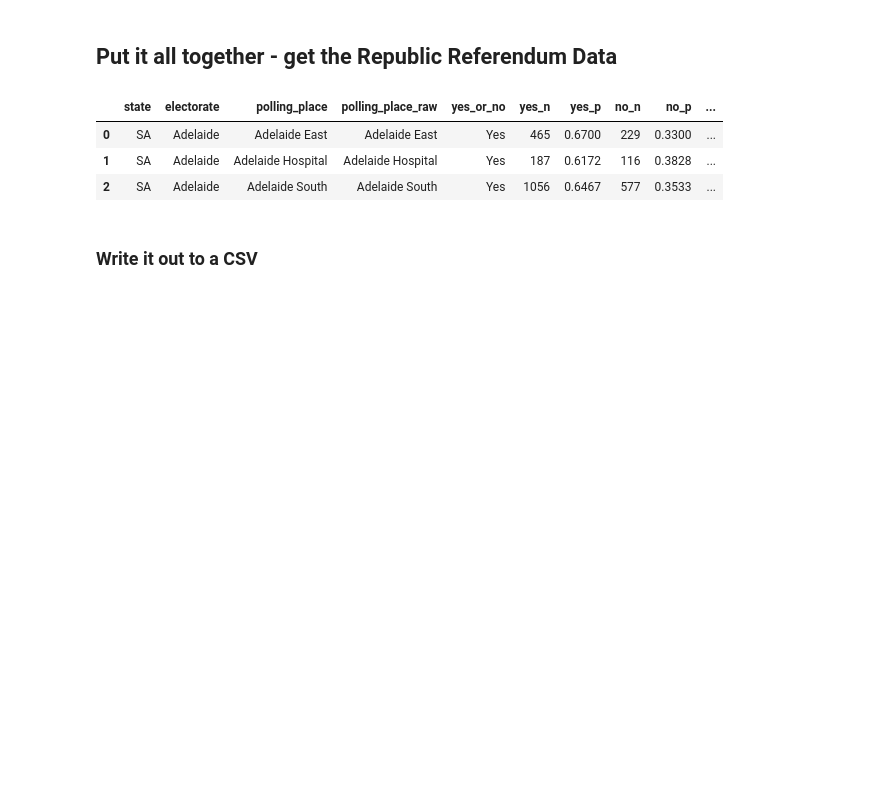
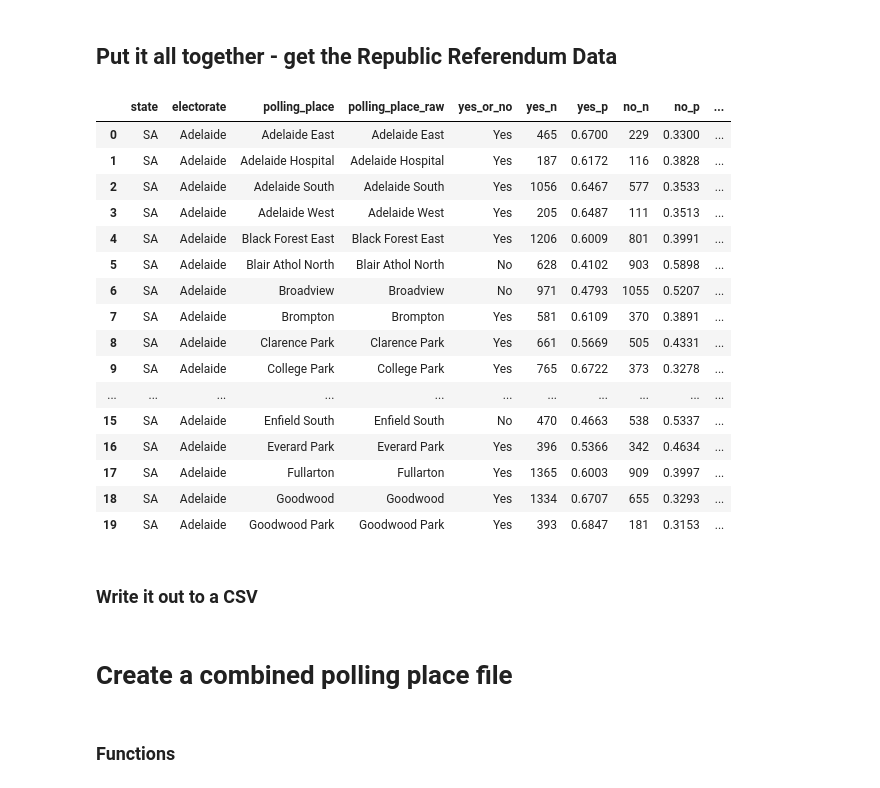
Before and after one commit to jaketclarke/australian_referenda, a Jupyter notebook: referenda_data_cleanup.ipynb, the cells around one changed output. Cells and saved outputs as stored; diff of their text form; code cells hidden in the pictures; blank space fills up the shorter version.

```diff
--- a/referenda_data_cleanup.ipynb
+++ b/referenda_data_cleanup.ipynb
@@ -366,12 +389,25 @@ for f in files:
     else:
         df_republic = df_republic.append(data)
 # %%
-df_republic.head(3)
+df_republic.head(20)
 # %% [output]
 |  | state | electorate | polling_place | polling_place_raw | yes_or_no | yes_n | yes_p | no_n | no_p | ... |
 | 0 | SA | Adelaide | Adelaide East | Adelaide East | Yes | 465 | 0.6700 | 229 | 0.3300 | ... |
 | 1 | SA | Adelaide | Adelaide Hospital | Adelaide Hospital | Yes | 187 | 0.6172 | 116 | 0.3828 | ... |
 | 2 | SA | Adelaide | Adelaide South | Adelaide South | Yes | 1056 | 0.6467 | 577 | 0.3533 | ... |
+| 3 | SA | Adelaide | Adelaide West | Adelaide West | Yes | 205 | 0.6487 | 111 | 0.3513 | ... |
+| 4 | SA | Adelaide | Black Forest East | Black Forest East | Yes | 1206 | 0.6009 | 801 | 0.3991 | ... |
+| 5 | SA | Adelaide | Blair Athol North | Blair Athol North | No | 628 | 0.4102 | 903 | 0.5898 | ... |
+| 6 | SA | Adelaide | Broadview | Broadview | No | 971 | 0.4793 | 1055 | 0.5207 | ... |
+| 7 | SA | Adelaide | Brompton | Brompton | Yes | 581 | 0.6109 | 370 | 0.3891 | ... |
+| 8 | SA | Adelaide | Clarence Park | Clarence Park | Yes | 661 | 0.5669 | 505 | 0.4331 | ... |
+| 9 | SA | Adelaide | College Park | College Park | Yes | 765 | 0.6722 | 373 | 0.3278 | ... |
+| ... | ... | ... | ... | ... | ... | ... | ... | ... | ... | ... |
+| 15 | SA | Adelaide | Enfield South | Enfield South | No | 470 | 0.4663 | 538 | 0.5337 | ... |
+| 16 | SA | Adelaide | Everard Park | Everard Park | Yes | 396 | 0.5366 | 342 | 0.4634 | ... |
+| 17 | SA | Adelaide | Fullarton | Fullarton | Yes | 1365 | 0.6003 | 909 | 0.3997 | ... |
+| 18 | SA | Adelaide | Goodwood | Goodwood | Yes | 1334 | 0.6707 | 655 | 0.3293 | ... |
+| 19 | SA | Adelaide | Goodwood Park | Goodwood Park | Yes | 393 | 0.6847 | 181 | 0.3153 | ... |
 # %% [markdown]
 ### Write it out to a CSV
 # %%
@@ -383,3 +419,7 @@ df_republic.to_csv(
     index=False,
     encoding='UTF8'
 )
+# %% [markdown]
+# Create a combined polling place file
+# %% [markdown]
+### Functions
```
Also changed, not shown: parts of 7 cells of this notebook.
